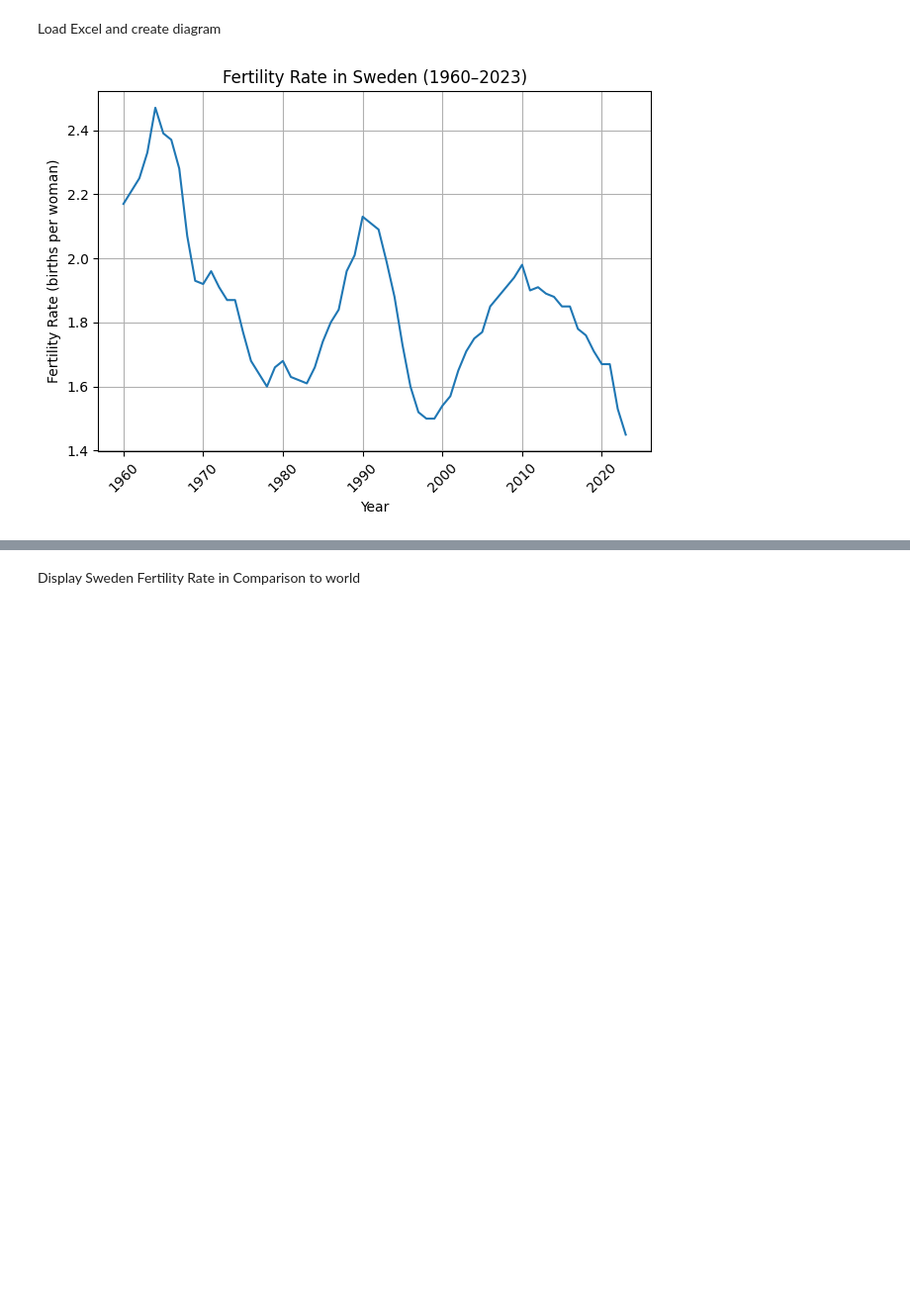
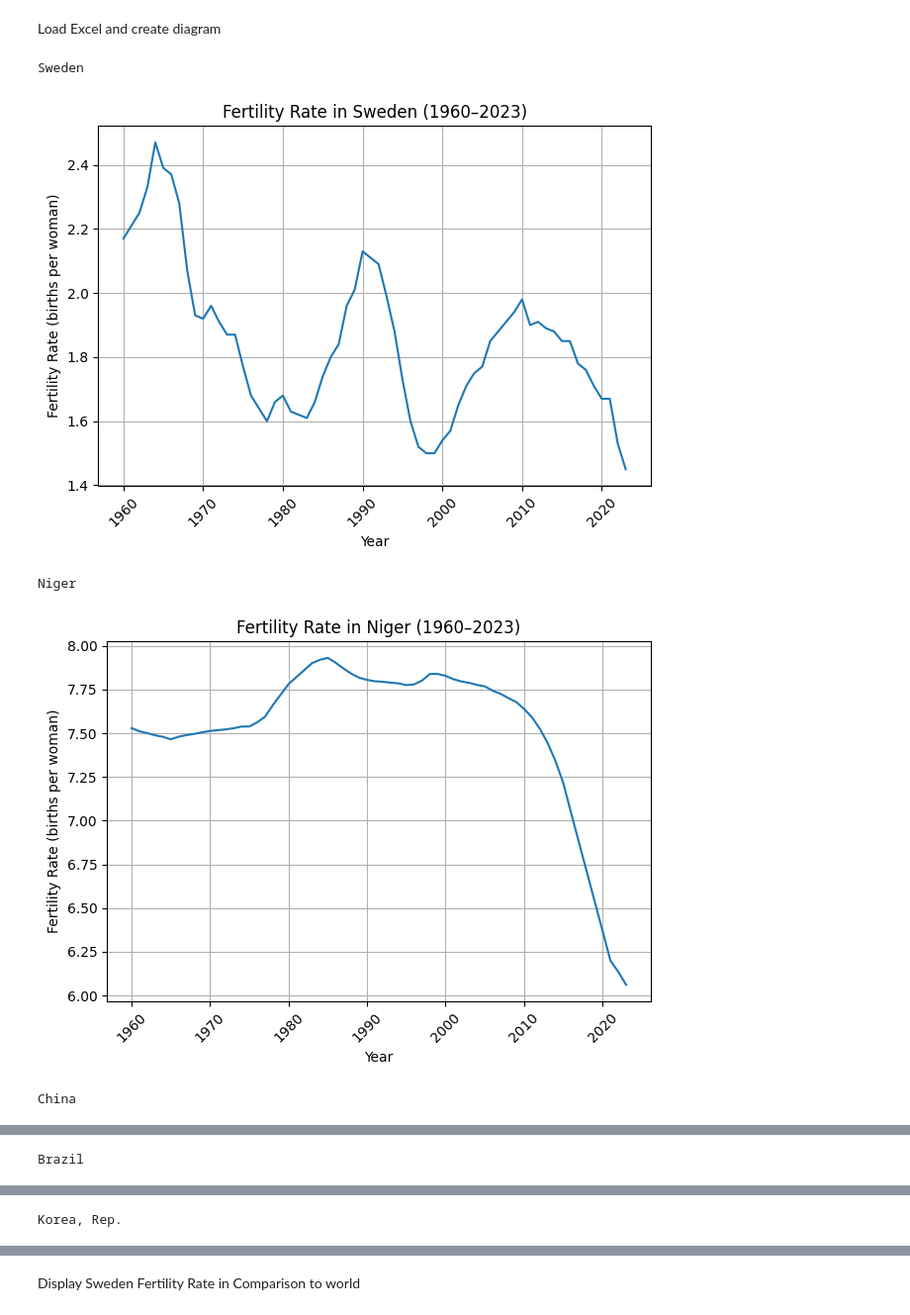
Before and after one commit to SkaldorHub/ds_fertility_rate, a Jupyter notebook: fertility_rate_sweden.ipynb, the cells around one changed output, grey strips where cells are left out. Shown at 99% size. Cells and saved outputs as stored; diff of their text form; code cells hidden in the pictures; blank space fills up the shorter version.

Commit message:
added loop for all countries

```diff
--- a/fertility_rate_sweden.ipynb
+++ b/fertility_rate_sweden.ipynb
@@ -12,27 +12,34 @@ os.makedirs("diagram_output", exist_ok=True)
 Load Excel and create diagram
 # %%
 output = pd.read_excel("fertility_rates.xls", sheet_name="Data", index_col=0, skiprows=3)
-sweden_data = output.loc["Sweden"]
+countries = ["Sweden", "Niger", "China", "Brazil", "Korea, Rep."]
+for country in countries:
+    print(country)
+    country_data = output.loc[country] ###
 
-# Get x/y values
-years = sweden_data.index[3:]  # skip first 3 columns
-fertility_rates = sweden_data[3:].values
+    # Get x/y values
+    years = country_data.index[3:]  # skip first 3 columns ###
+    fertility_rates = country_data[3:].values
 
-# Create diagram
-plt.plot(years, fertility_rates) #, marker='o', markersize=4
+    # Create diagram
+    plt.plot(years, fertility_rates) #, marker='o', markersize=4
 
-# Configure diagram
-plt.xticks(years[::10], rotation=45)  # Zeige nur jedes 10. Jahr und drehe die Beschriftungen für bessere Lesbarkeit
-plt.title("Fertility Rate in Sweden (1960–2023)")
-plt.xlabel("Year")
-plt.ylabel("Fertility Rate (births per woman)")
-plt.grid(True)
-plt.tight_layout()
+    # Configure diagram
+    plt.xticks(years[::10], rotation=45)  # Zeige nur jedes 10. Jahr und drehe die Beschriftungen für bessere Lesbarkeit
+    plt.title(f"Fertility Rate in {country} (1960–2023)") ###
+    plt.xlabel("Year")
+    plt.ylabel("Fertility Rate (births per woman)")
+    plt.grid(True)
+    plt.tight_layout()
 
-# Save diagram as .png
-plt.savefig("diagram_output/sweden_fertility_rate.png", dpi=1200)
+    # Save diagram as .png
+    plt.savefig(f"diagram_output/{country}_fertility_rate.png", dpi=1200) ###
 
-# Show diagram
-plt.show()
+    # Show diagram
+    plt.show()
 # %% [output]
+Sweden
 [figure]
+Niger
+[figure, added]
+China
@@ -38,0 +47 @@ plt.show()
+Brazil
@@ -38,0 +49 @@ plt.show()
+Korea, Rep.
```
Also changed, not shown: parts of 3 cells of this notebook.
